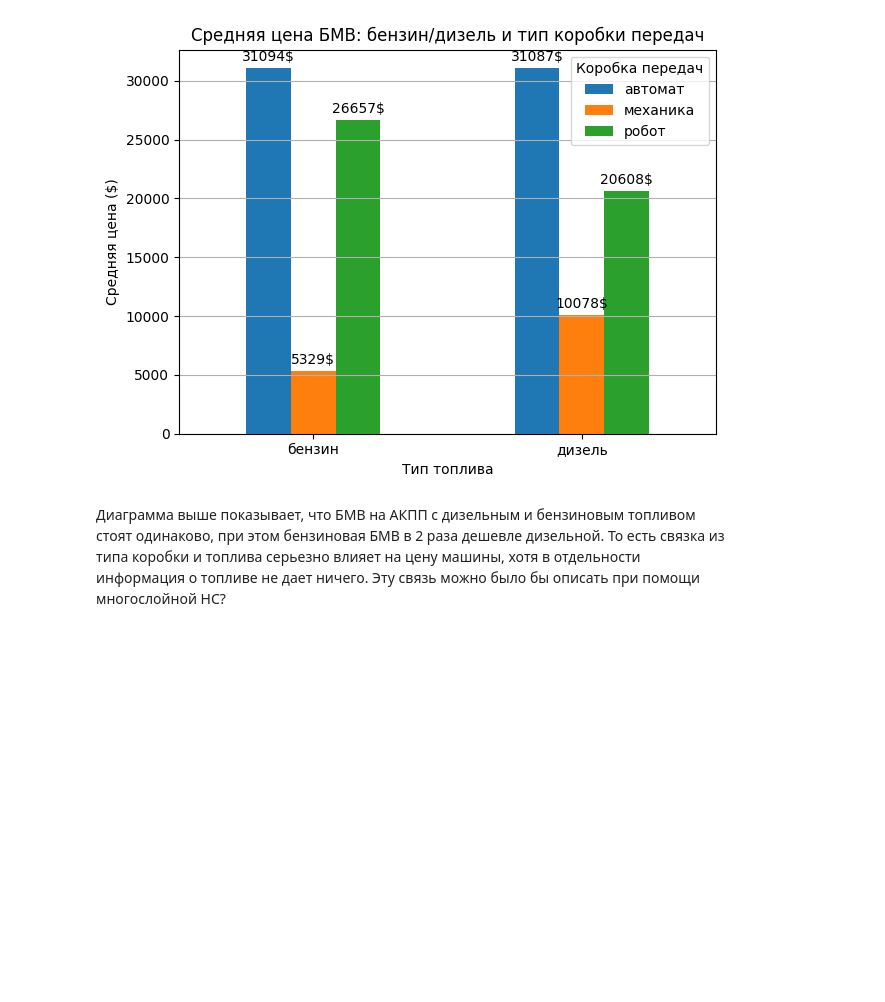
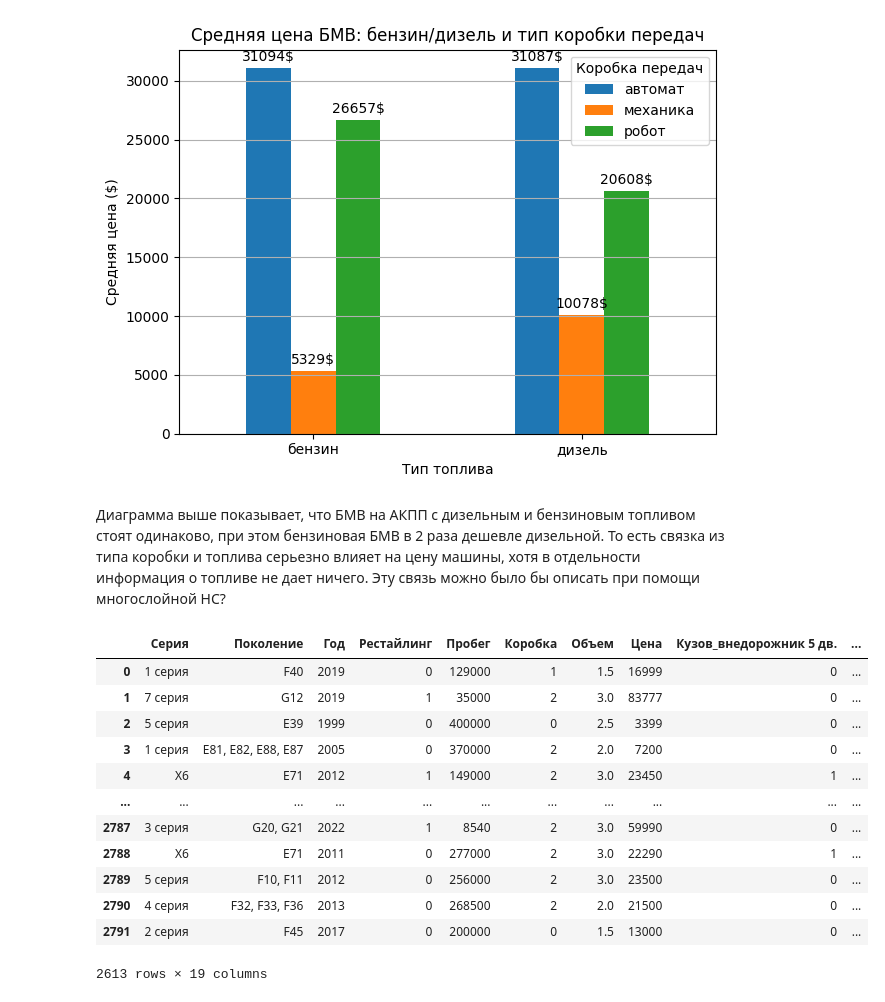
Before and after one commit to trxxnk/BimmerAI, a Jupyter notebook: notebooks/bmw_analys.ipynb, the cells around one changed output. Drawn from its saved outputs; the diff is of its cells as text; code cells hidden in the pictures; blank space fills up the shorter version.

```diff
--- a/notebooks/bmw_analys.ipynb
+++ b/notebooks/bmw_analys.ipynb
@@ -353,7 +356,7 @@ plt.show()
 Интереса ради попробуем применить One-Hot Encoder, чтобы модель попробоавала сама подобрать коэффицеинт дороговизны каждому кузову. Это сильно увеличит количество фич, но проект учебный, так что почему бы и нет?
 # %%
 # 4. Кузов → One-Hot Encoding
-data_encoded = pd.get_dummies(data_encoded, columns=['Кузов'], prefix='Кузов')
+data_encoded = pd.get_dummies(data_encoded, columns=['Кузов'], prefix='Кузов', dtype=int)
 # %%
 data_encoded.head()
 # %% [output]
@@ -390,7 +393,10 @@ Name: count, dtype: int64
 # %% [markdown]
 С топвливом оказывается все просто: средняя цена на дизельные и бензиновые БМВ отличается несильно, также видим, что объвлений с данными видами топлива поровну, так что вполне спокойно можно удалить этот признак, так как он не дает информации о повышении\понижении цены. К тому же вид топлива может вытекать из типа коробки, кузова и серии автомобиля (обратное в общем тоже верно).
 # %%
-data_encoded.drop(['Топливо'], axis=1, inplace=True)
+# Пожайлуй погорячился с удалением столбца Топливо,
+# можно накрутить нелинейный комбинаторный признак,
+# который будет учитывать взаимодействие топлива и коробки передач
+# data_encoded.drop(['Топливо'], axis=1, inplace=True)
 # %%
 # Статистика по средней цене между бензиновыми и дизельными БМВ в зависимости от коробки передач
 
@@ -414,3 +420,20 @@ plt.show()
 [figure]
 # %% [markdown]
 Диаграмма выше показывает, что БМВ на АКПП с дизельным и бензиновым топливом стоят одинаково, при этом бензиновая БМВ в 2 раза дешевле дизельной. То есть связка из типа коробки и топлива серьезно влияет на цену машины, хотя в отдельности информация о топливе не дает ничего. Эту связь можно было бы описать при помощи многослойной НС?
+# %%
+data_encoded = pd.get_dummies(data_encoded, columns=['Топливо'], prefix='Топливо', dtype=int)
+data_encoded
+# %% [output]
+|  | Серия | Поколение | Год | Рестайлинг | Пробег | Коробка | Объем | Цена | Кузов_внедорожник 5 дв. | ... |
+| 0 | 1 серия | F40 | 2019 | 0 | 129000 | 1 | 1.5 | 16999 | 0 | ... |
+| 1 | 7 серия | G12 | 2019 | 1 | 35000 | 2 | 3.0 | 83777 | 0 | ... |
+| 2 | 5 серия | E39 | 1999 | 0 | 400000 | 0 | 2.5 | 3399 | 0 | ... |
+| 3 | 1 серия | E81, E82, E88, E87 | 2005 | 0 | 370000 | 2 | 2.0 | 7200 | 0 | ... |
+| 4 | X6 | E71 | 2012 | 1 | 149000 | 2 | 3.0 | 23450 | 1 | ... |
+| ... | ... | ... | ... | ... | ... | ... | ... | ... | ... | ... |
+| 2787 | 3 серия | G20, G21 | 2022 | 1 | 8540 | 2 | 3.0 | 59990 | 0 | ... |
+| 2788 | X6 | E71 | 2011 | 0 | 277000 | 2 | 3.0 | 22290 | 1 | ... |
+| 2789 | 5 серия | F10, F11 | 2012 | 0 | 256000 | 2 | 3.0 | 23500 | 0 | ... |
+| 2790 | 4 серия | F32, F33, F36 | 2013 | 0 | 268500 | 2 | 2.0 | 21500 | 0 | ... |
+| 2791 | 2 серия | F45 | 2017 | 0 | 200000 | 0 | 1.5 | 13000 | 0 | ... |
+2613 rows × 19 columns
```
Also changed, not shown: parts of 13 cells of this notebook, 2 other files.
